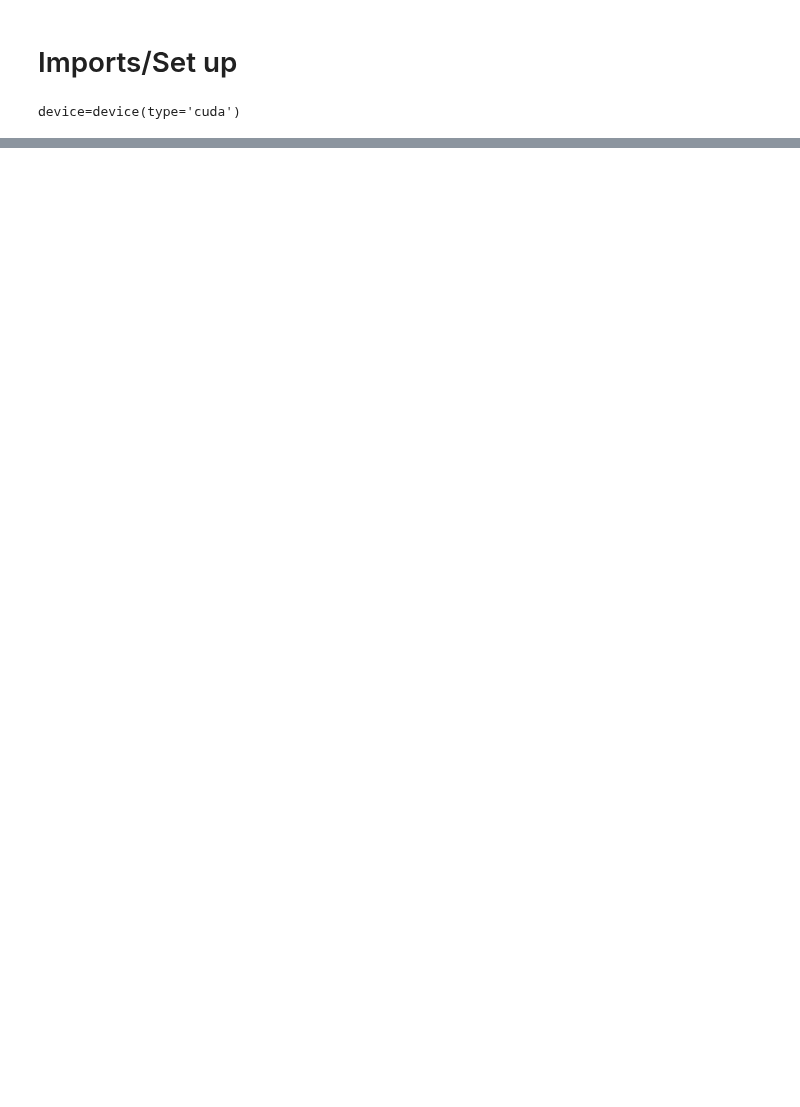
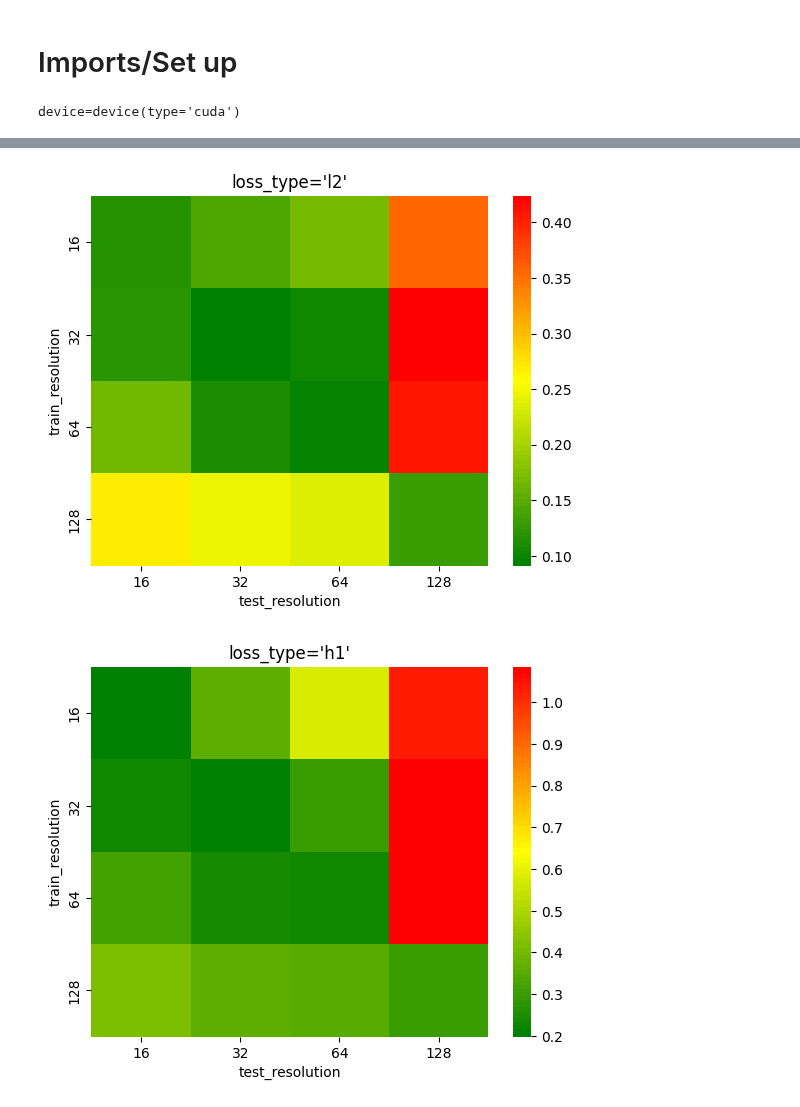
Before and after one commit to msakarvadia/operator_aliasing, a Jupyter notebook: notebooks/explore_super_resolution_hypothesis.ipynb, the cells around one changed output, grey strips where cells are left out. Cells and saved outputs as stored; diff of their text form; code cells hidden in the pictures; blank space fills up the shorter version.

```diff
--- a/notebooks/explore_super_resolution_hypothesis.ipynb
+++ b/notebooks/explore_super_resolution_hypothesis.ipynb
@@ -185,0 +241,20 @@ df = pd.DataFrame(columns=['train_resolution', 'test_resolution', 'l2', 'h1'])
+# %%
+# Define colormap from green (high engagement) to red (low engagement)
+cmap = mcolors.LinearSegmentedColormap.from_list(
+    'green_red',
+    ['green', 'yellow', 'red'],
+    N=100,
+)
+for loss_type in ['l2', 'h1']:
+    heat = df[df.loss_type == loss_type].pivot(
+        index='train_resolution',
+        columns='test_resolution',
+        values='loss',
+    )
+    heat = heat.loc[:, ['16', '32', '64', '128']]
+    sns.heatmap(heat, cmap=cmap)
+    plt.title(f'{loss_type=}')
+    plt.show()
+# %% [output]
+[figure, added]
+[figure, added]
```
Also changed, not shown: parts of 14 cells of this notebook, 1 other file.
